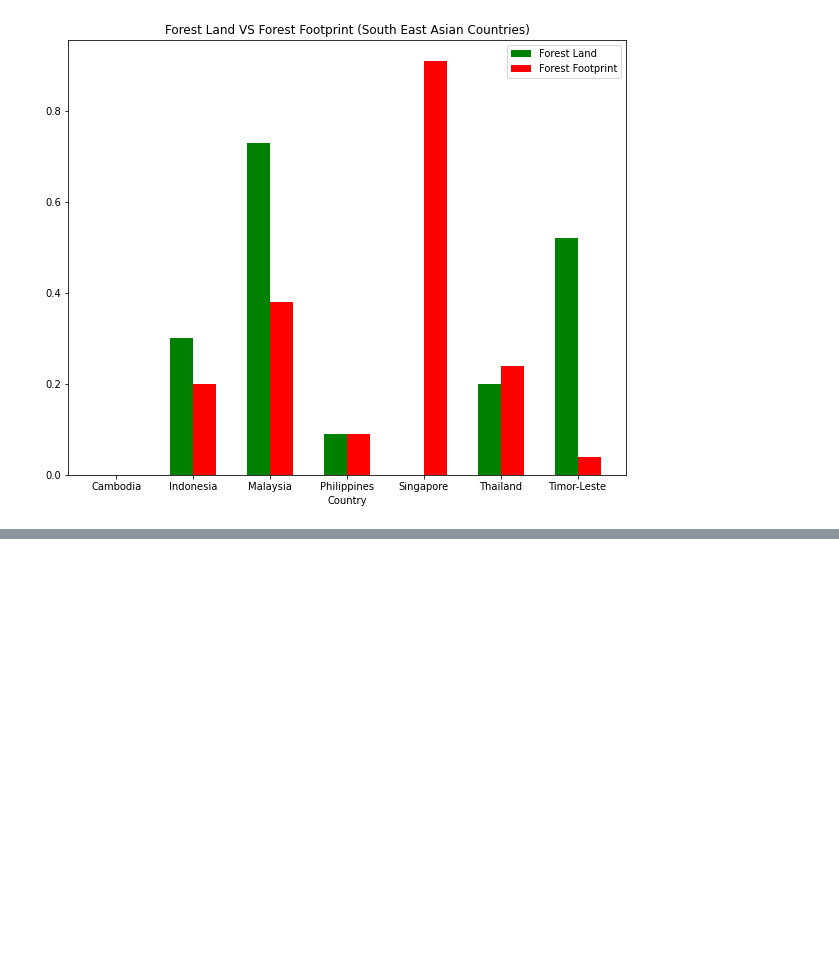
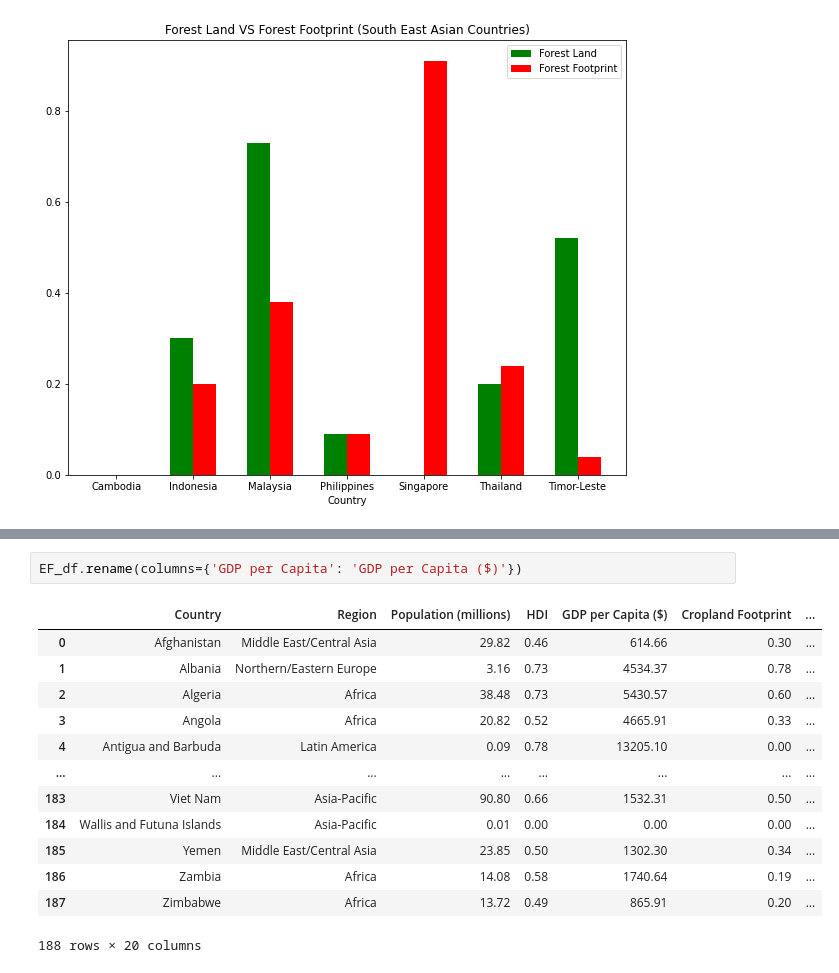
Before and after one commit to erickajanecm/Ecological-Footprint-EDA, a Jupyter notebook: EcologicalFootprint.ipynb, the cells around one changed output, grey strips where cells are left out. Drawn from its saved outputs; the diff is of its cells as text; blank space fills up the shorter version.

```diff
--- a/EcologicalFootprint.ipynb
+++ b/EcologicalFootprint.ipynb
@@ -340,0 +437,16 @@ plt.show()
+# %%
+EF_df.rename(columns={'GDP per Capita': 'GDP per Capita ($)'})
+# %% [output]
+|  | Country | Region | Population (millions) | HDI | GDP per Capita ($) | Cropland Footprint | ... |
+| 0 | Afghanistan | Middle East/Central Asia | 29.82 | 0.46 | 614.66 | 0.30 | ... |
+| 1 | Albania | Northern/Eastern Europe | 3.16 | 0.73 | 4534.37 | 0.78 | ... |
+| 2 | Algeria | Africa | 38.48 | 0.73 | 5430.57 | 0.60 | ... |
+| 3 | Angola | Africa | 20.82 | 0.52 | 4665.91 | 0.33 | ... |
+| 4 | Antigua and Barbuda | Latin America | 0.09 | 0.78 | 13205.10 | 0.00 | ... |
+| ... | ... | ... | ... | ... | ... | ... | ... |
+| 183 | Viet Nam | Asia-Pacific | 90.80 | 0.66 | 1532.31 | 0.50 | ... |
+| 184 | Wallis and Futuna Islands | Asia-Pacific | 0.01 | 0.00 | 0.00 | 0.00 | ... |
+| 185 | Yemen | Middle East/Central Asia | 23.85 | 0.50 | 1302.30 | 0.34 | ... |
+| 186 | Zambia | Africa | 14.08 | 0.58 | 1740.64 | 0.19 | ... |
+| 187 | Zimbabwe | Africa | 13.72 | 0.49 | 865.91 | 0.20 | ... |
+188 rows × 20 columns
```
Also changed, not shown: parts of 13 cells of this notebook, 6 other files.
